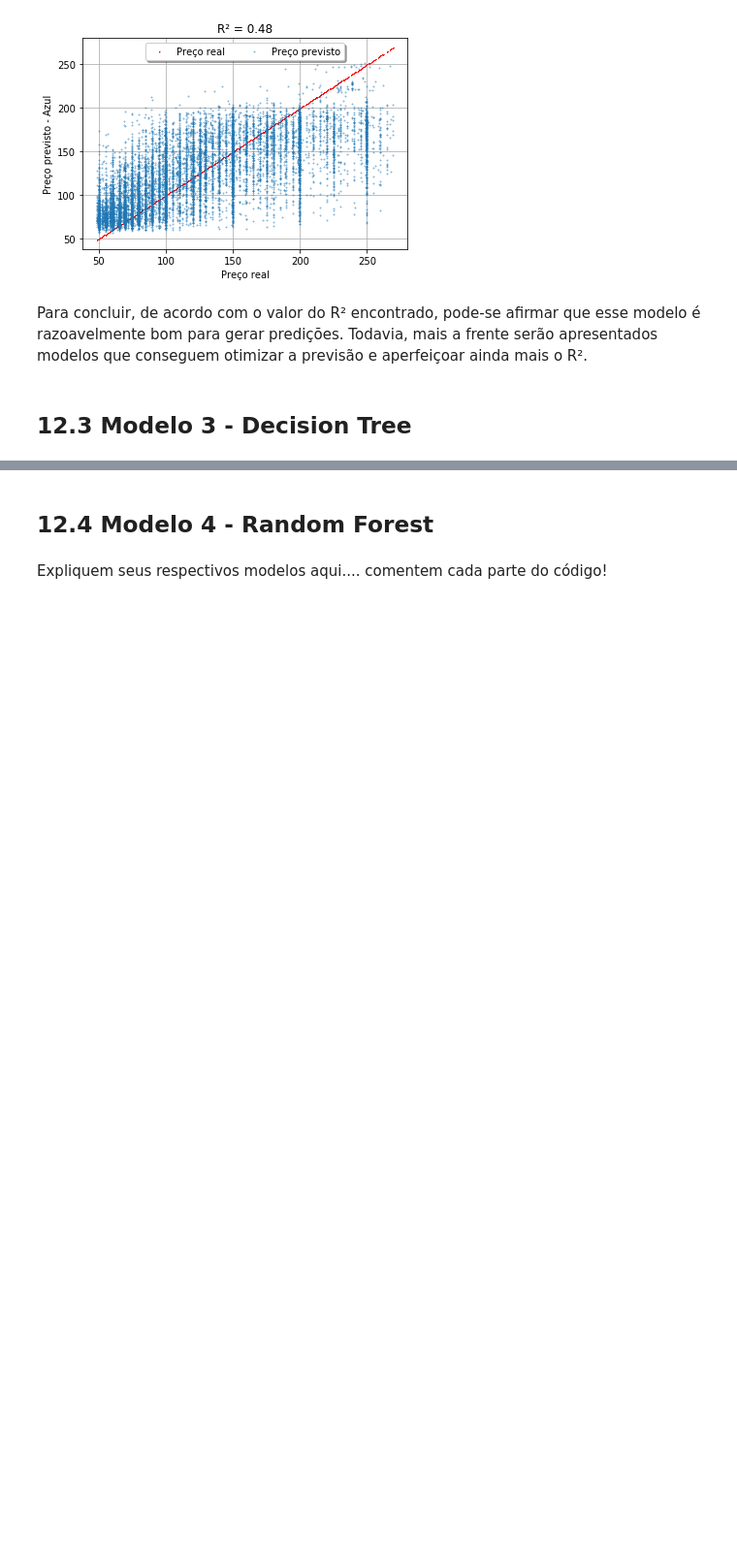
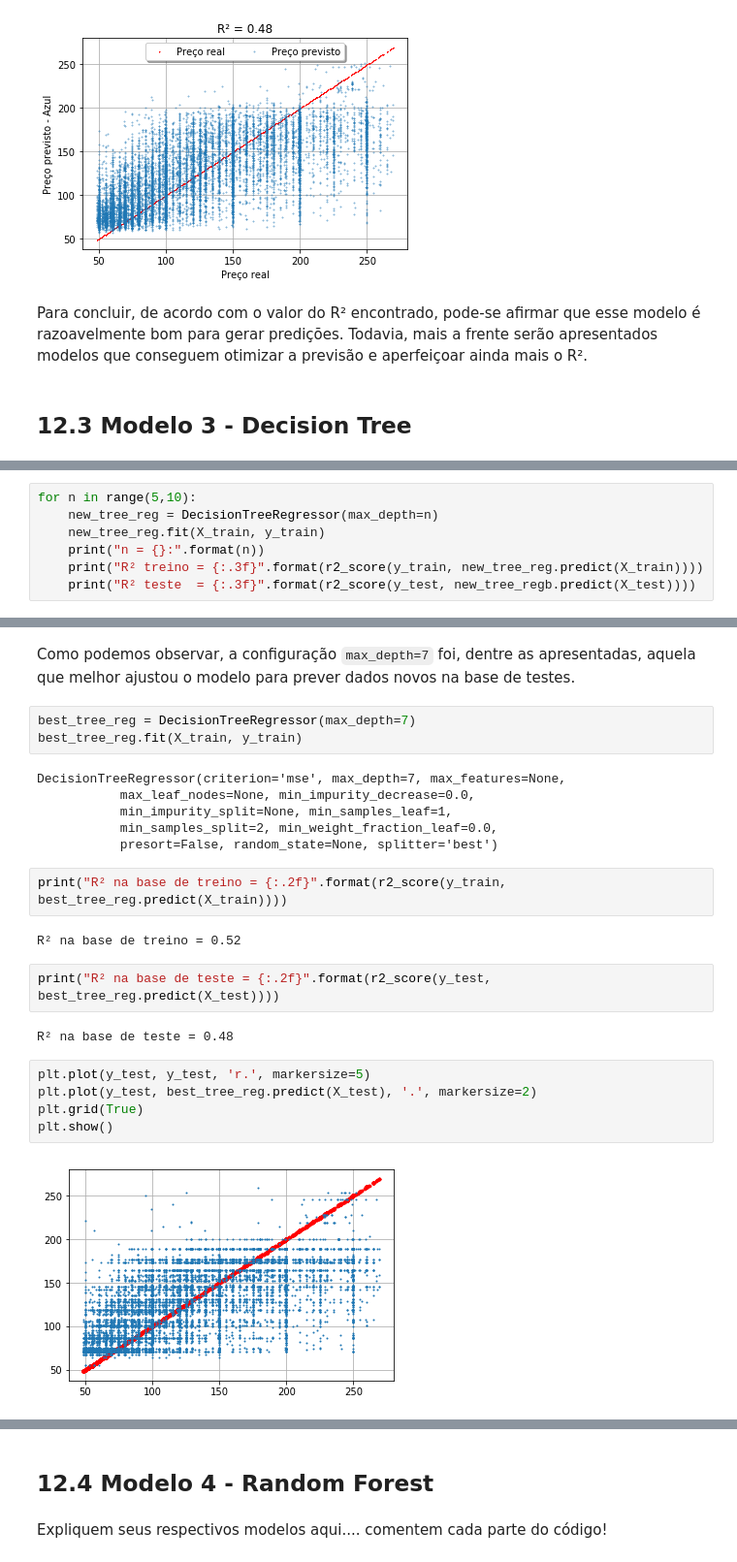
Before and after one commit to cicerotcv/P3_CienciaDados_2019.2, a Jupyter notebook: 00 dataset_airbnb.ipynb, the cells around one changed output, grey strips where cells are left out. Shown at 97% size. Cells and saved outputs as stored; diff of their text form; blank space fills up the shorter version.

```diff
--- a/00 dataset_airbnb.ipynb
+++ b/00 dataset_airbnb.ipynb
@@ -799,0 +830,7 @@ conclusão da previsão
+# %%
+for n in range(5,10):
+    new_tree_reg = DecisionTreeRegressor(max_depth=n)
+    new_tree_reg.fit(X_train, y_train)
+    print("n = {}:".format(n))
+    print("R² treino = {:.3f}".format(r2_score(y_train, new_tree_reg.predict(X_train))))
+    print("R² teste  = {:.3f}".format(r2_score(y_test, new_tree_regb.predict(X_test))))
@@ -799,0 +853,26 @@ conclusão da previsão
+# %% [markdown]
+Como podemos observar, a configuração `max_depth=7` foi, dentre as apresentadas, aquela que melhor ajustou o modelo para prever dados novos na base de testes.
+# %%
+best_tree_reg = DecisionTreeRegressor(max_depth=7)
+best_tree_reg.fit(X_train, y_train)
+# %% [output]
+DecisionTreeRegressor(criterion='mse', max_depth=7, max_features=None,
+           max_leaf_nodes=None, min_impurity_decrease=0.0,
+           min_impurity_split=None, min_samples_leaf=1,
+           min_samples_split=2, min_weight_fraction_leaf=0.0,
+           presort=False, random_state=None, splitter='best')
+# %%
+print("R² na base de treino = {:.2f}".format(r2_score(y_train, best_tree_reg.predict(X_train))))
+# %% [output]
+R² na base de treino = 0.52
+# %%
+print("R² na base de teste = {:.2f}".format(r2_score(y_test, best_tree_reg.predict(X_test))))
+# %% [output]
+R² na base de teste = 0.48
+# %%
+plt.plot(y_test, y_test, 'r.', markersize=5)
+plt.plot(y_test, best_tree_reg.predict(X_test), '.', markersize=2)
+plt.grid(True)
+plt.show()
+# %% [output]
+[figure, added]
```
Also changed, not shown: parts of 32 cells of this notebook.
